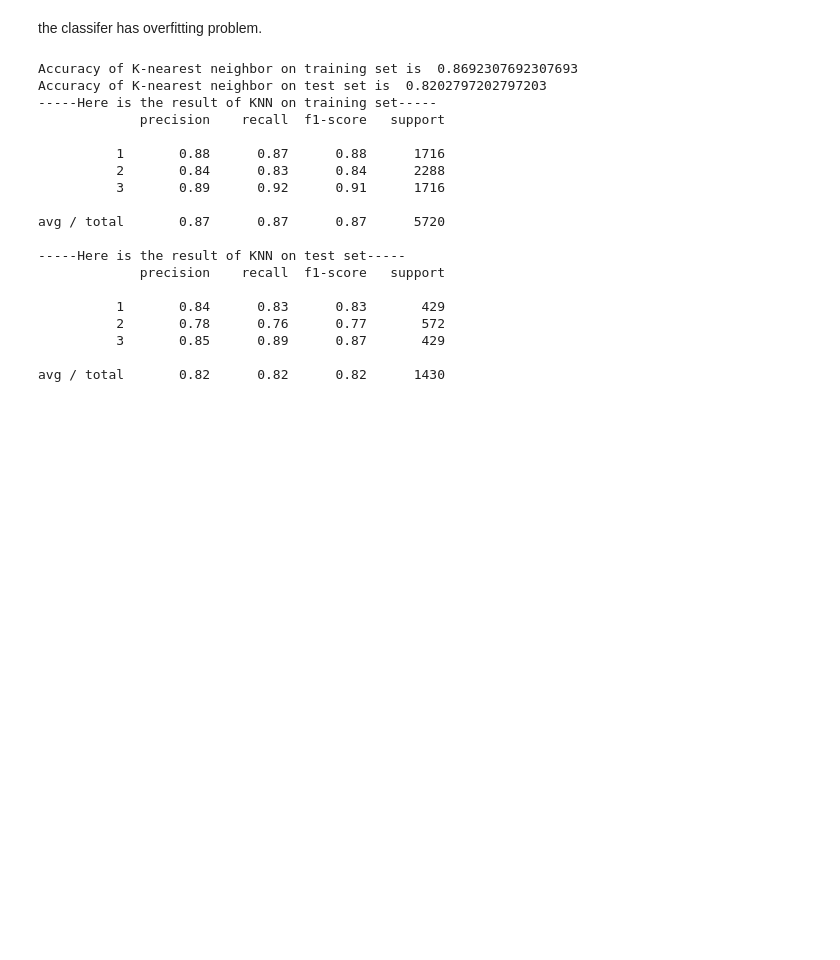
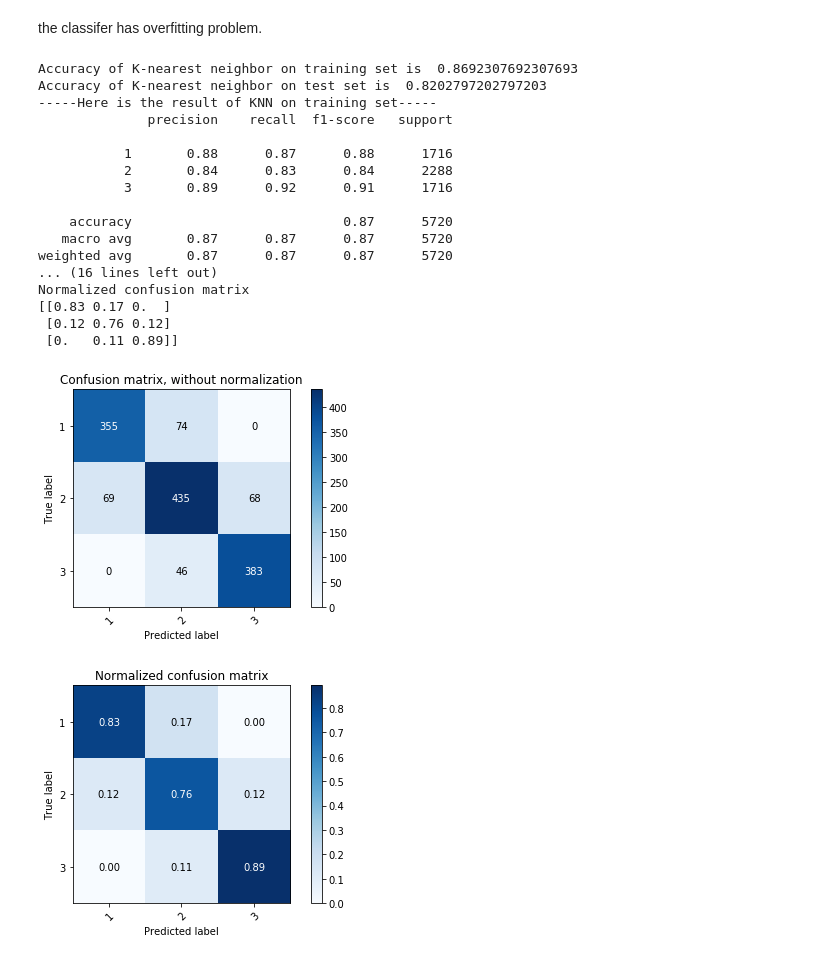
Before and after one commit to SeverineSoltani/COGS108_Project, a Jupyter notebook: COGS 108 Project.ipynb, the cells around one changed output. Cells and saved outputs as stored; diff of their text form; code cells hidden in the pictures; blank space fills up the shorter version.

```diff
--- a/COGS 108 Project.ipynb
+++ b/COGS 108 Project.ipynb
@@ -508,34 +616,49 @@ the classifer has overfitting problem.
 # %%
 # KNN
 kNN = KNeighborsClassifier()
 kNN.fit(X_train, y_train)
 print('Accuracy of K-nearest neighbor on training set is ', kNN.score(X_train, y_train))
 print('Accuracy of K-nearest neighbor on test set is ', kNN.score(X_test, y_test))
 
 predictions_train_knn = kNN.predict(X_train)
 predictions_test_knn = kNN.predict(X_test)
 
 print("-----Here is the result of KNN on training set-----")
 print(classification_report(y_train,predictions_train_knn))
 print("-----Here is the result of KNN on test set-----")
 print(classification_report(y_test,predictions_test_knn))
+
+y_test = np.array(y_test)
+y_test = np.reshape(y_test,(1430,1))
+predictions_test_knn = np.reshape(predictions_test_knn,(1430,1))
+np.set_printoptions(precision=2)
+
+# Plot non-normalized confusion matrix
+plot_confusion_matrix(y_test, predictions_test_knn, classes=[1,2,3],
+                      title='Confusion matrix, without normalization')
+
+# Plot normalized confusion matrix
+plot_confusion_matrix(y_test, predictions_test_knn, classes=[1,2,3], normalize=True,
+                      title='Normalized confusion matrix')
+
+plt.show()
 # %% [output]
 Accuracy of K-nearest neighbor on training set is  0.8692307692307693
 Accuracy of K-nearest neighbor on test set is  0.8202797202797203
 -----Here is the result of KNN on training set-----
-             precision    recall  f1-score   support
+              precision    recall  f1-score   support
 
-          1       0.88      0.87      0.88      1716
-          2       0.84      0.83      0.84      2288
-          3       0.89      0.92      0.91      1716
+           1       0.88      0.87      0.88      1716
+           2       0.84      0.83      0.84      2288
+           3       0.89      0.92      0.91      1716
 
-avg / total       0.87      0.87      0.87      5720
-
------Here is the result of KNN on test set-----
-             precision    recall  f1-score   support
-
-          1       0.84      0.83      0.83       429
-          2       0.78      0.76      0.77       572
-          3       0.85      0.89      0.87       429
-
-avg / total       0.82      0.82      0.82      1430
+    accuracy                           0.87      5720
+   macro avg       0.87      0.87      0.87      5720
+weighted avg       0.87      0.87      0.87      5720
+... (16 lines left out)
+Normalized confusion matrix
+[[0.83 0.17 0.  ]
+ [0.12 0.76 0.12]
+ [0.   0.11 0.89]]
+[figure, added]
+[figure, added]
```
Also changed, not shown: parts of 15 cells of this notebook.
